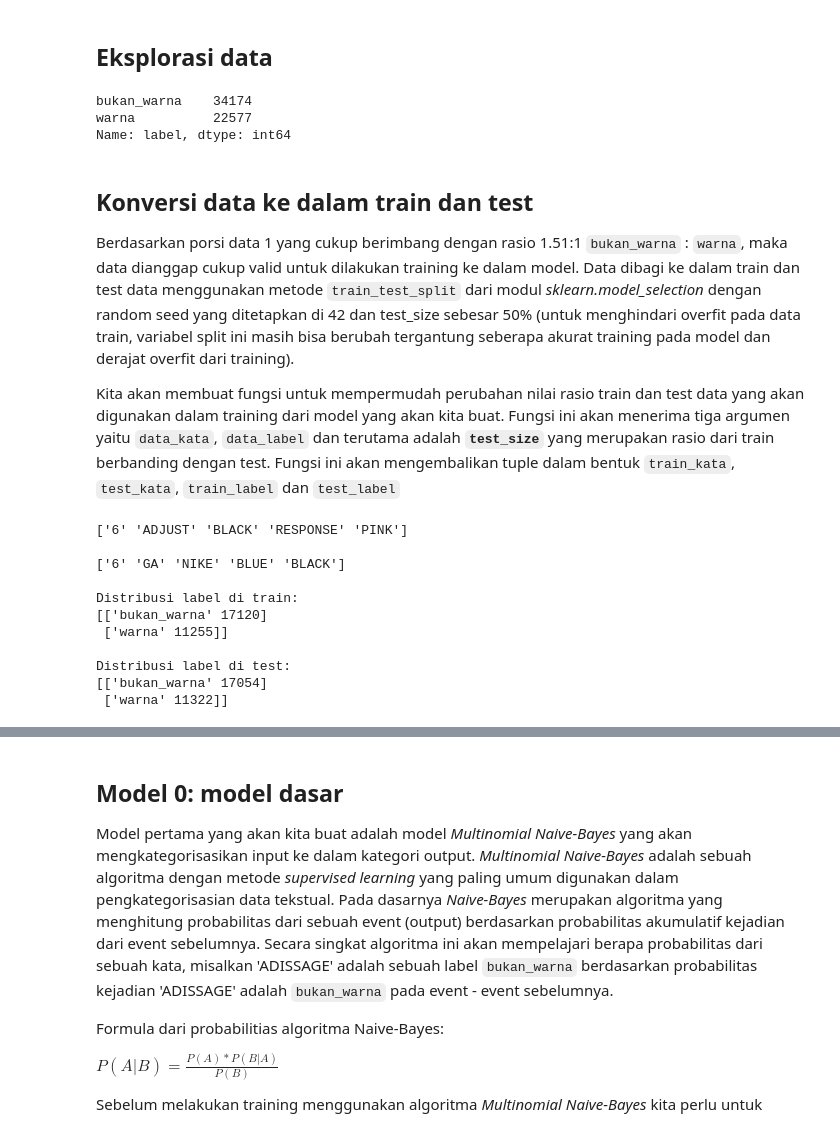
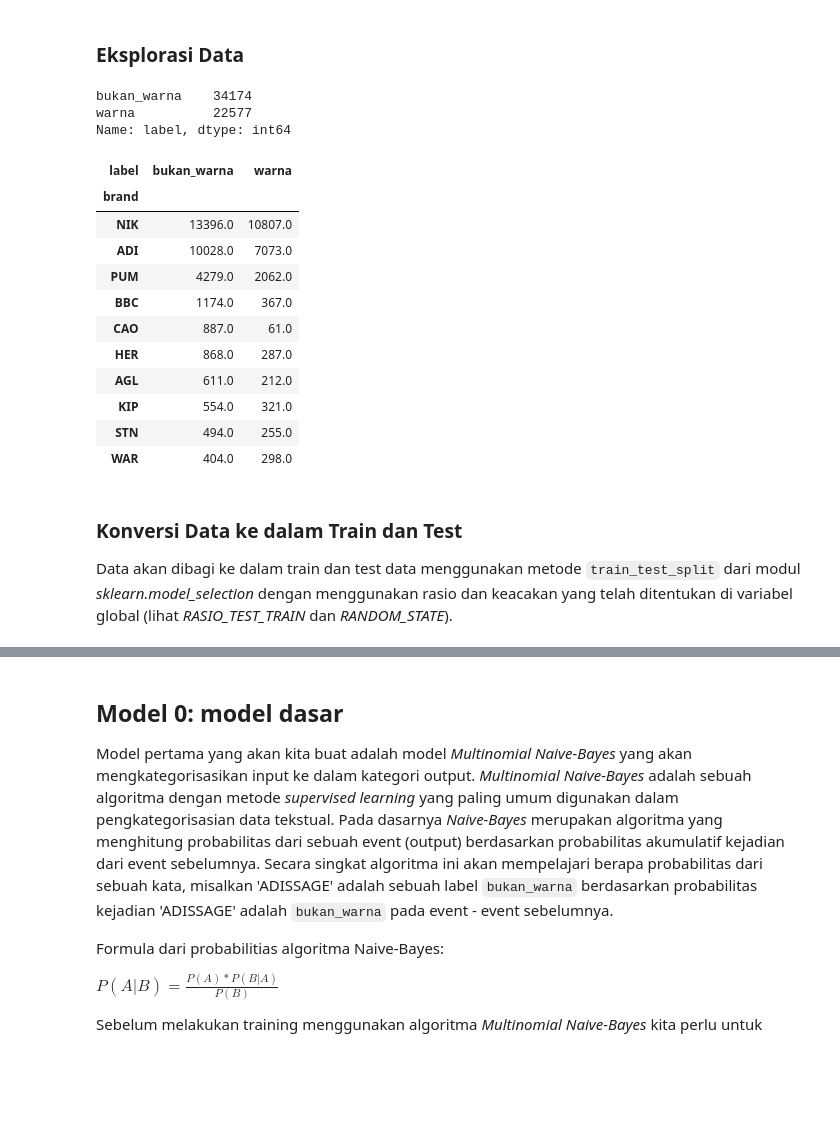
Before and after one commit to johanesPao/ColorSkim, a Jupyter notebook: ColorSkim_AI.ipynb, the cells around one changed output, grey strips where cells are left out. Saved outputs shown, nothing was run; the diff lists cells and outputs as text; code cells hidden in the pictures; blank space fills up the shorter version.

Commit message:
Redo dokumentasi dan struktur coding dan perubahan versi data dengan penambahan brand dalam data

```diff
--- a/ColorSkim_AI.ipynb
+++ b/ColorSkim_AI.ipynb
@@ -69,5 +108,5 @@ data[:10]
 # %% [markdown]
-## Eksplorasi data
+### Eksplorasi Data
 # %%
 # distribusi label dalam data
 data['label'].value_counts()
@@ -75,53 +114,23 @@ data['label'].value_counts()
 bukan_warna    34174
 warna          22577
 Name: label, dtype: int64
-# %% [markdown]
-## Konversi data ke dalam train dan test
-
-Berdasarkan porsi data 1 yang cukup berimbang dengan rasio 1.51:1 `bukan_warna` : `warna`, maka data dianggap cukup valid untuk dilakukan training ke dalam model. Data dibagi ke dalam train dan test data menggunakan metode `train_test_split` dari modul *sklearn.model_selection* dengan random seed yang ditetapkan di 42 dan test_size sebesar 50% (untuk menghindari overfit pada data train, variabel split ini masih bisa berubah tergantung seberapa akurat training pada model dan derajat overfit dari training).
-
-Kita akan membuat fungsi untuk mempermudah perubahan nilai rasio train dan test data yang akan digunakan dalam training dari model yang akan kita buat. Fungsi ini akan menerima tiga argumen yaitu `data_kata`, `data_label` dan terutama adalah **`test_size`** yang merupakan rasio dari train berbanding dengan test. Fungsi ini akan mengembalikan tuple dalam bentuk `train_kata`, `test_kata`, `train_label` dan `test_label`
-# %%
-from sklearn.model_selection import train_test_split
-
-def data_train_test(data_kata, data_label, test_size):
-    """
-    Melakukan split pada data training dan test berdasarkan rasio tertentu yang diberikan
-
-    Args:
-        data_kata (pandas.DataFrame): Dataframe yang berisi kata
-        data_label (pandas.DataFrame): Dataframe yang berisi label
-        test_size (float): Rasio data test yang akan diberikan
-
-    Returns:
-        train_kata (numpy.array): Dataframe yang berisi kata training
-        test_kata (numpy.array): Dataframe yang berisi kata test
-        train_label (numpy.array): Dataframe yang berisi label training
-        test_label (numpy.array): Dataframe yang berisi label test
-    """
-    train_kata, test_kata, train_label, test_label = train_test_split(data_kata, data_label, test_size=test_size, random_state=42)
-    return train_kata, test_kata, train_label, test_label
-
-rasio = 0.5 # set rasio data training dan data testing
-train_kata, test_kata, train_label, test_label = data_train_test(data['kata'].to_numpy(), data['label'].to_numpy(), rasio)
-
-train_label_unik, train_label_hitung = np.unique(train_label, return_counts=True)
-test_label_unik, test_label_hitung = np.unique(test_label, return_counts=True)
-print(f'{train_kata[:5]}\n')
-print(f'{test_kata[:5]}\n')
-train_label_distribusi = np.column_stack((train_label_unik, train_label_hitung))
-test_label_distribusi = np.column_stack((test_label_unik, test_label_hitung))
-print(f'Distribusi label di train: \n{train_label_distribusi}\n')
-print(f'Distribusi label di test: \n{test_label_distribusi}')
-# %% [output]
-['6' 'ADJUST' 'BLACK' 'RESPONSE' 'PINK']
-
-['6' 'GA' 'NIKE' 'BLUE' 'BLACK']
-
-Distribusi label di train:
-[['bukan_warna' 17120]
- ['warna' 11255]]
-
-Distribusi label di test:
-[['bukan_warna' 17054]
- ['warna' 11322]]
+# %%
+# distribusi label dalam brand (data hanya menunjukkan 10 teratas)
+data[['brand', 'label']].value_counts().unstack().sort_values(by='bukan_warna', ascending=False)[:10]
+# %% [output]
+| label | bukan_warna | warna |
+| brand |  |  |
+| NIK | 13396.0 | 10807.0 |
+| ADI | 10028.0 | 7073.0 |
+| PUM | 4279.0 | 2062.0 |
+| BBC | 1174.0 | 367.0 |
+| CAO | 887.0 | 61.0 |
+| HER | 868.0 | 287.0 |
+| AGL | 611.0 | 212.0 |
+| KIP | 554.0 | 321.0 |
+| STN | 494.0 | 255.0 |
+| WAR | 404.0 | 298.0 |
+# %% [markdown]
+### Konversi Data ke dalam Train dan Test
+
+Data akan dibagi ke dalam train dan test data menggunakan metode `train_test_split` dari modul *sklearn.model_selection* dengan menggunakan rasio dan keacakan yang telah ditentukan di variabel global (lihat *RASIO_TEST_TRAIN* dan *RANDOM_STATE*).
```
Also changed, not shown: parts of 28 cells of this notebook, 2 other files.
